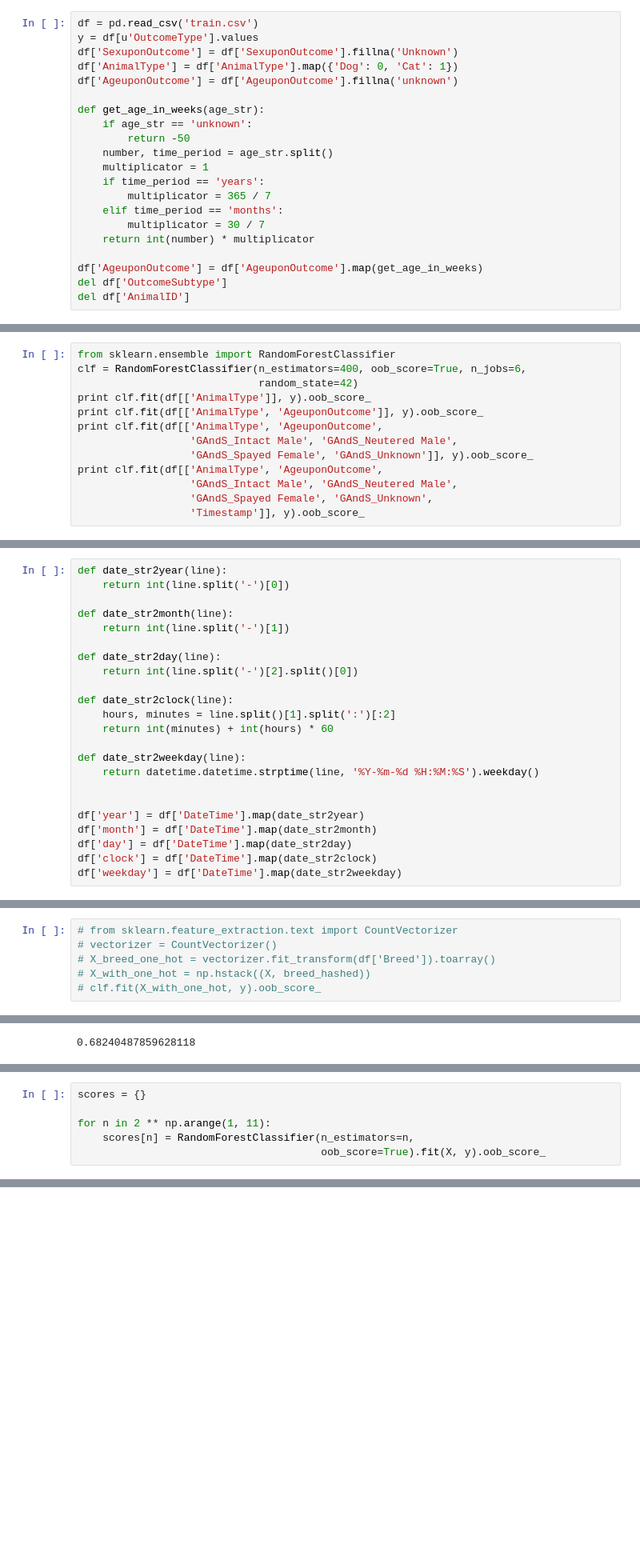
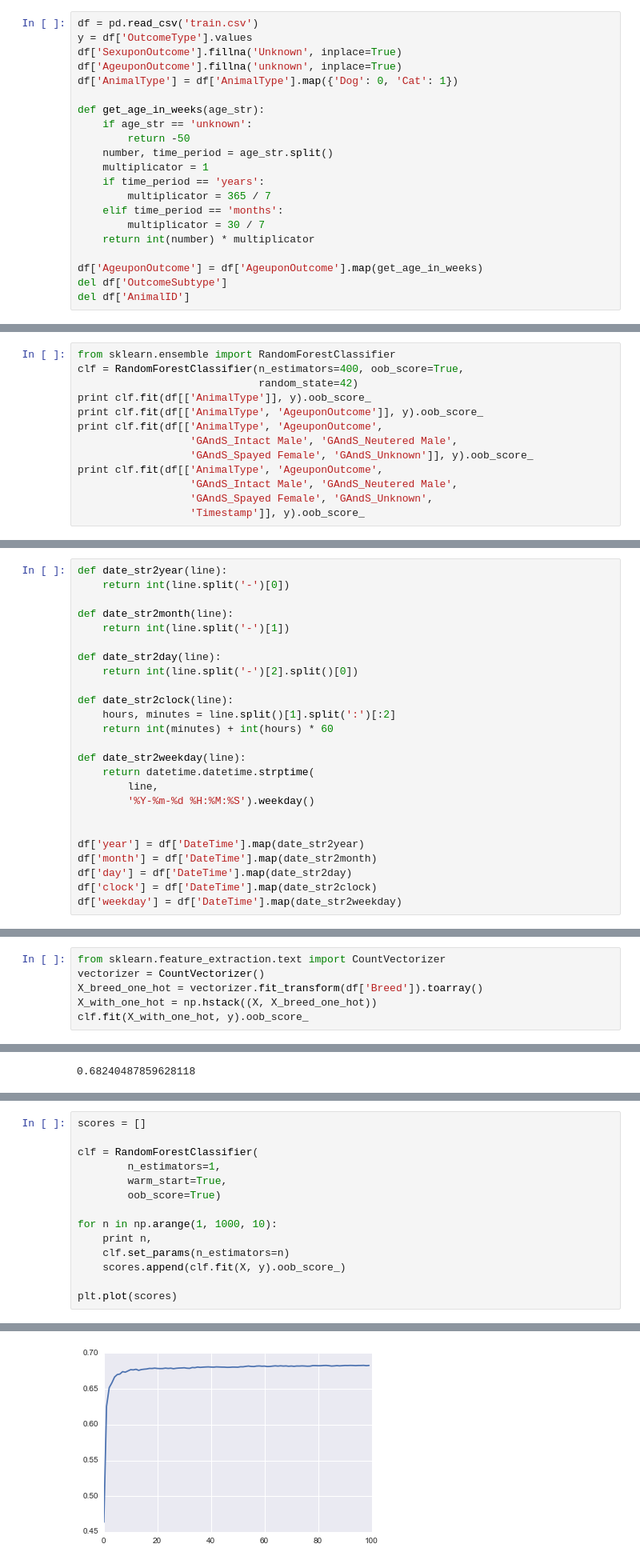
Before and after one commit to SlinkoIgor/express_ml, a Jupyter notebook: shelter_animals/shelter_animals_solution.ipynb, the cells around one changed output, grey strips where cells are left out. Shown at 80% size. Saved outputs shown, nothing was run; the diff lists cells and outputs as text; blank space fills up the shorter version.

```diff
--- a/shelter_animals/shelter_animals_solution.ipynb
+++ b/shelter_animals/shelter_animals_solution.ipynb
@@ -31,9 +51,9 @@ pd.read_csv('train.csv')
 # %%
 df = pd.read_csv('train.csv')
-y = df[u'OutcomeType'].values
-df['SexuponOutcome'] = df['SexuponOutcome'].fillna('Unknown')
+y = df['OutcomeType'].values
+df['SexuponOutcome'].fillna('Unknown', inplace=True)
+df['AgeuponOutcome'].fillna('unknown', inplace=True)
 df['AnimalType'] = df['AnimalType'].map({'Dog': 0, 'Cat': 1})
-df['AgeuponOutcome'] = df['AgeuponOutcome'].fillna('unknown')
 
 def get_age_in_weeks(age_str):
     if age_str == 'unknown':
@@ -64,7 +84,7 @@ df = pd.concat([df, gender_and_stirilization], axis=1)
 del df['SexuponOutcome']
 # %%
 from sklearn.ensemble import RandomForestClassifier
-clf = RandomForestClassifier(n_estimators=400, oob_score=True, n_jobs=6,
+clf = RandomForestClassifier(n_estimators=400, oob_score=True,
                              random_state=42)
 print clf.fit(df[['AnimalType']], y).oob_score_
 print clf.fit(df[['AnimalType', 'AgeuponOutcome']], y).oob_score_
@@ -97,7 +117,9 @@ def date_str2clock(line):
     return int(minutes) + int(hours) * 60
 
 def date_str2weekday(line):
-    return datetime.datetime.strptime(line, '%Y-%m-%d %H:%M:%S').weekday()
+    return datetime.datetime.strptime(
+        line,
+        '%Y-%m-%d %H:%M:%S').weekday()
 
 
 df['year'] = df['DateTime'].map(date_str2year)
@@ -197,8 +218,8 @@ X = df[['AnimalType', 'AgeuponOutcome',
                   'year', 'month', 'day', 'clock', 'weekday',
                   'breed_words_count', 'slash']].values
 # %%
-# from sklearn.feature_extraction.text import CountVectorizer
-# vectorizer = CountVectorizer()
-# X_breed_one_hot = vectorizer.fit_transform(df['Breed']).toarray()
-# X_with_one_hot = np.hstack((X, breed_hashed))
-# clf.fit(X_with_one_hot, y).oob_score_
+from sklearn.feature_extraction.text import CountVectorizer
+vectorizer = CountVectorizer()
+X_breed_one_hot = vectorizer.fit_transform(df['Breed']).toarray()
+X_with_one_hot = np.hstack((X, X_breed_one_hot))
+clf.fit(X_with_one_hot, y).oob_score_
@@ -249,6 +431,15 @@ clf.fit(df[['AnimalType', 'AgeuponOutcome',
 # %%
-scores = {}
+scores = []
 
-for n in 2 ** np.arange(1, 11):
-    scores[n] = RandomForestClassifier(n_estimators=n,
-                                       oob_score=True).fit(X, y).oob_score_
+clf = RandomForestClassifier(
+        n_estimators=1,
+        warm_start=True,
+        oob_score=True)
+
+for n in np.arange(1, 1000, 10):
+    print n,
+    clf.set_params(n_estimators=n)
+    scores.append(clf.fit(X, y).oob_score_)
+
+plt.plot(scores)
+# %% [output]
@@ -254,0 +448 @@ for n in 2 ** np.arange(1, 11):
+[figure, added]
```
Also changed, not shown: parts of 20 cells of this notebook, 4 other files.
